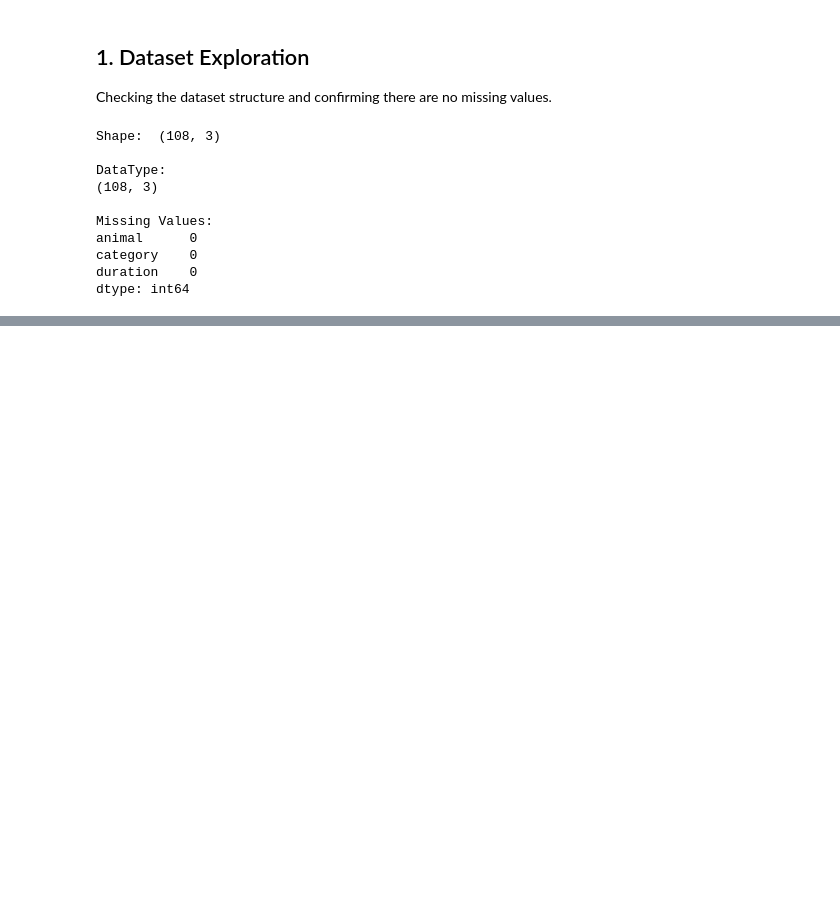
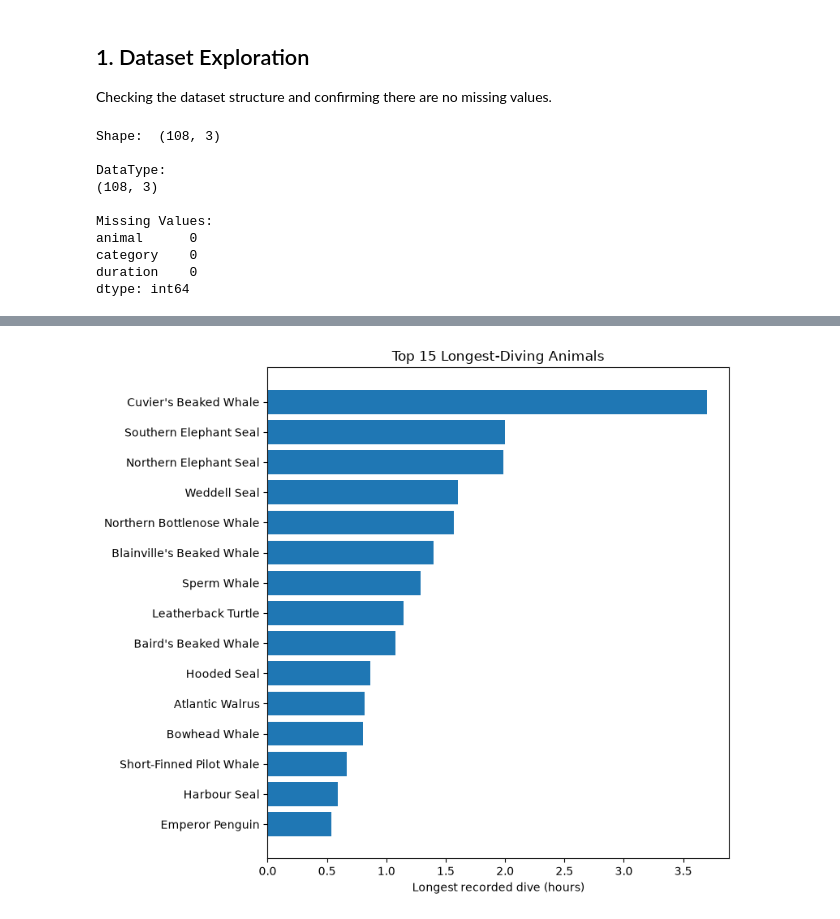
Before and after one commit to dakshita01/data-science-portfolio, a Jupyter notebook: 06-longest-divers/notebook/longest_divers.ipynb, the cells around one changed output, grey strips where cells are left out. Cells and saved outputs as stored; diff of their text form; code cells hidden in the pictures; blank space fills up the shorter version.

```diff
--- a/06-longest-divers/notebook/longest_divers.ipynb
+++ b/06-longest-divers/notebook/longest_divers.ipynb
@@ -51,0 +57,4 @@ dtype: int64
+# %%
+df['duration_hour'] = df['duration'] / 60
+
+df[['animal', 'category', 'duration', 'duration_hour']].sort_values('duration', ascending=False).head()
@@ -51,0 +73,15 @@ dtype: int64
+# %%
+top_15 = df.sort_values('duration', ascending=True).tail(15)
+
+fig, ax = plt.subplots(figsize=(8, 7))
+plt.barh(
+    top_15['animal'],
+    top_15['duration_hour'],
+    color='C0'
+)
+ax.set_xlabel('Longest recorded dive (hours)')
+ax.set_title('Top 15 Longest-Diving Animals')
+plt.tight_layout()
+plt.show()
+# %% [output]
+[figure, added]
```
Also changed, not shown: parts of 5 cells of this notebook, 1 other file.
